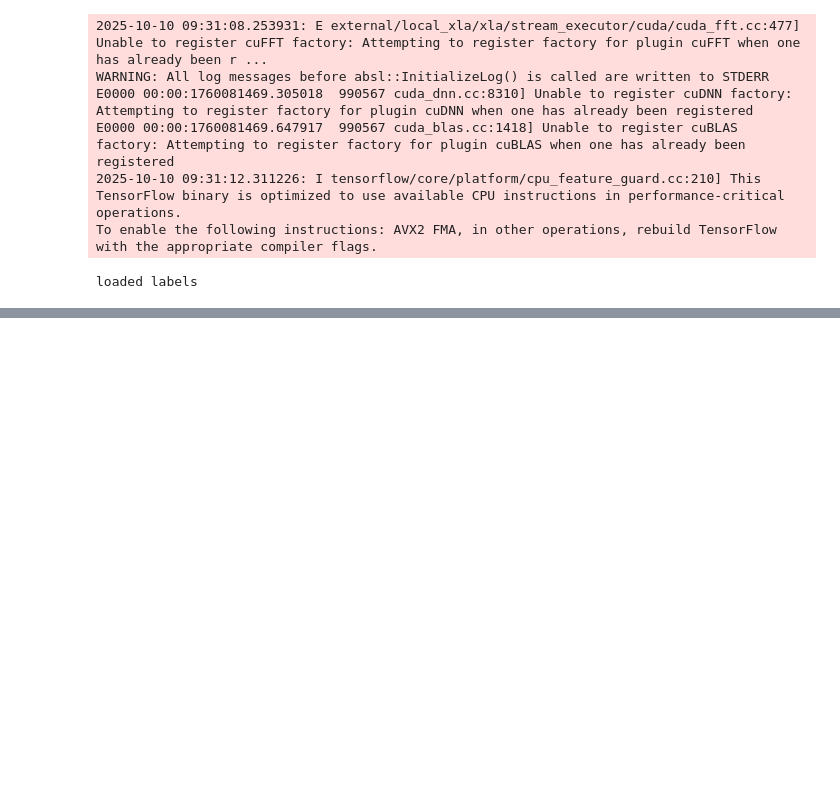
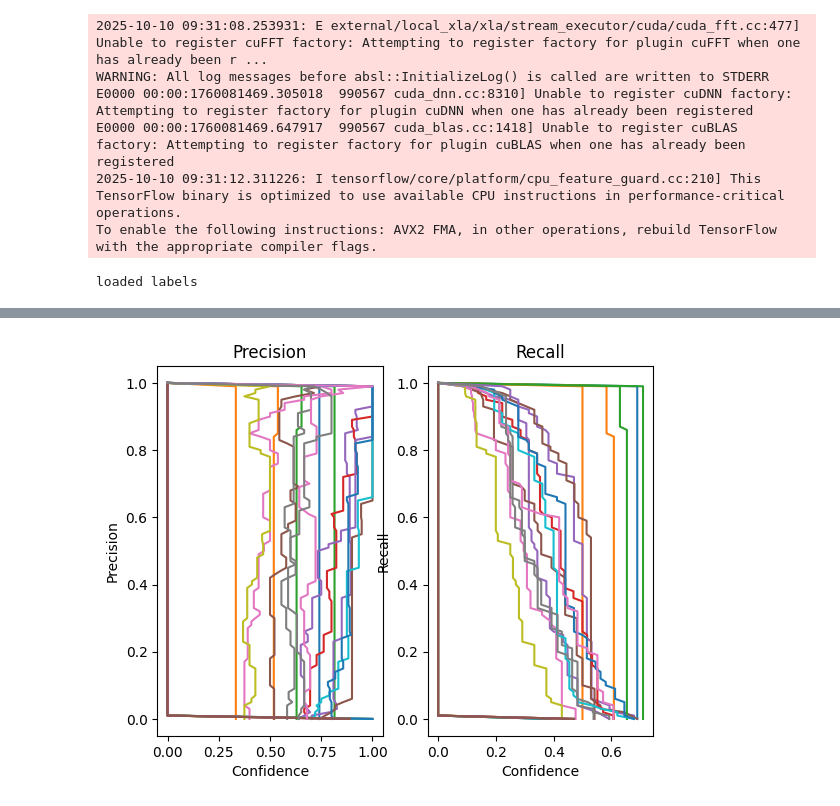
Before and after one commit to tomdec/climbing-technique-detector, a Jupyter notebook: playground.ipynb, the cells around one changed output, grey strips where cells are left out. Saved outputs shown, nothing was run; the diff lists cells and outputs as text; code cells hidden in the pictures; blank space fills up the shorter version.

```diff
--- a/playground.ipynb
+++ b/playground.ipynb
@@ -78,0 +112,2 @@ recalls = counts.apply(_recall, axis=0)
+# %%
+pcsn, rcl = calc_precision_and_recall(df_mp)
@@ -78,0 +150,29 @@ recalls = counts.apply(_recall, axis=0)
+# %%
+def plot_precision_and_recall(precision_y: DataFrame, recall_x: DataFrame,
+        tight: bool = True):
+
+    plt.figure()
+    plt.subplot(121)
+    for landmark in MyLandmark:
+        plt.plot(precision_y.loc[landmark.name], precision_y.loc["CONFIDENCE"])
+
+    plt.title("Precision")
+    plt.xlabel("Confidence")
+    plt.ylabel("Precision")
+    #plt.legend([landmark.name for landmark in MyLandmark])
+
+    plt.subplot(122)
+    for landmark in MyLandmark:
+        plt.plot(recall_x.loc[landmark.name], recall_x.loc["CONFIDENCE"])
+
+    plt.title("Recall")
+    plt.xlabel("Confidence")
+    plt.ylabel("Recall")
+
+    if not tight:
+        plt.xlim(0, 1)
+        plt.ylim(0, 1)
+# %%
+plot_precision_and_recall(pcsn, rcl)
+# %% [output]
+[figure, added]
```
Also changed, not shown: parts of 10 cells of this notebook, 2 other files.
